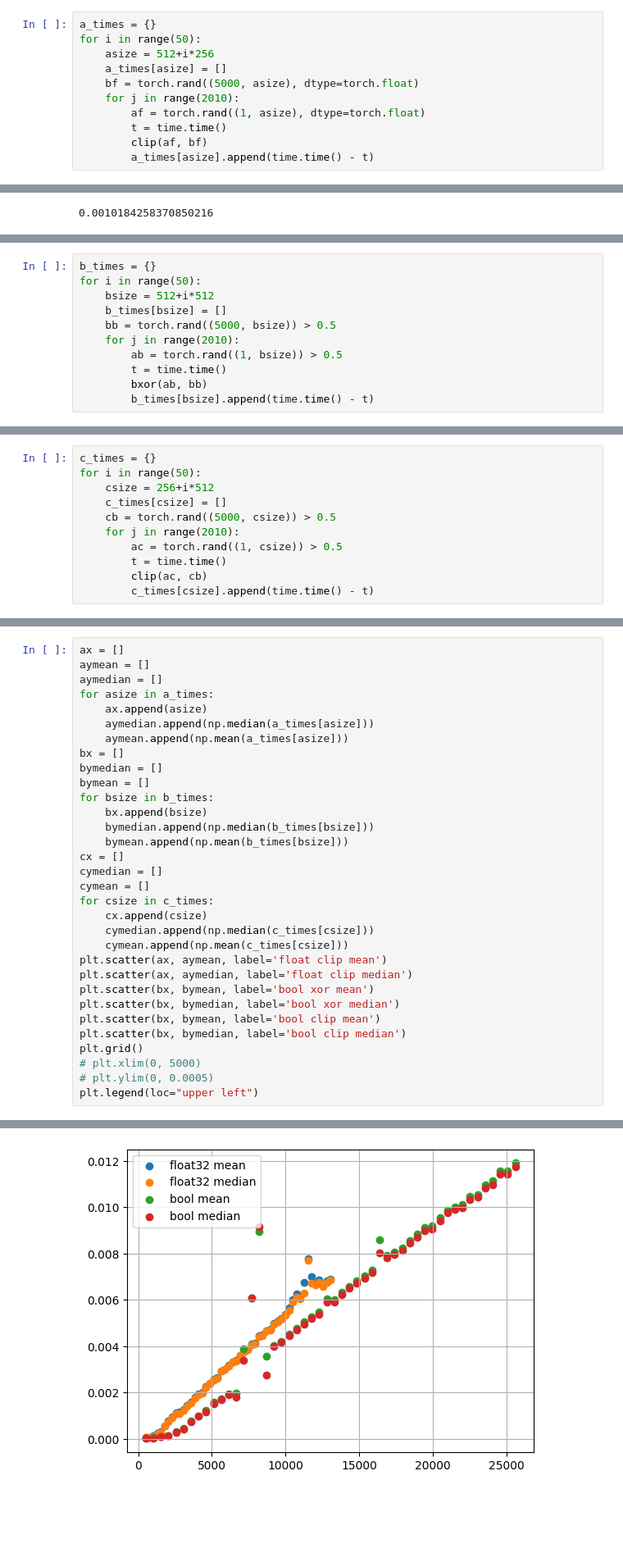
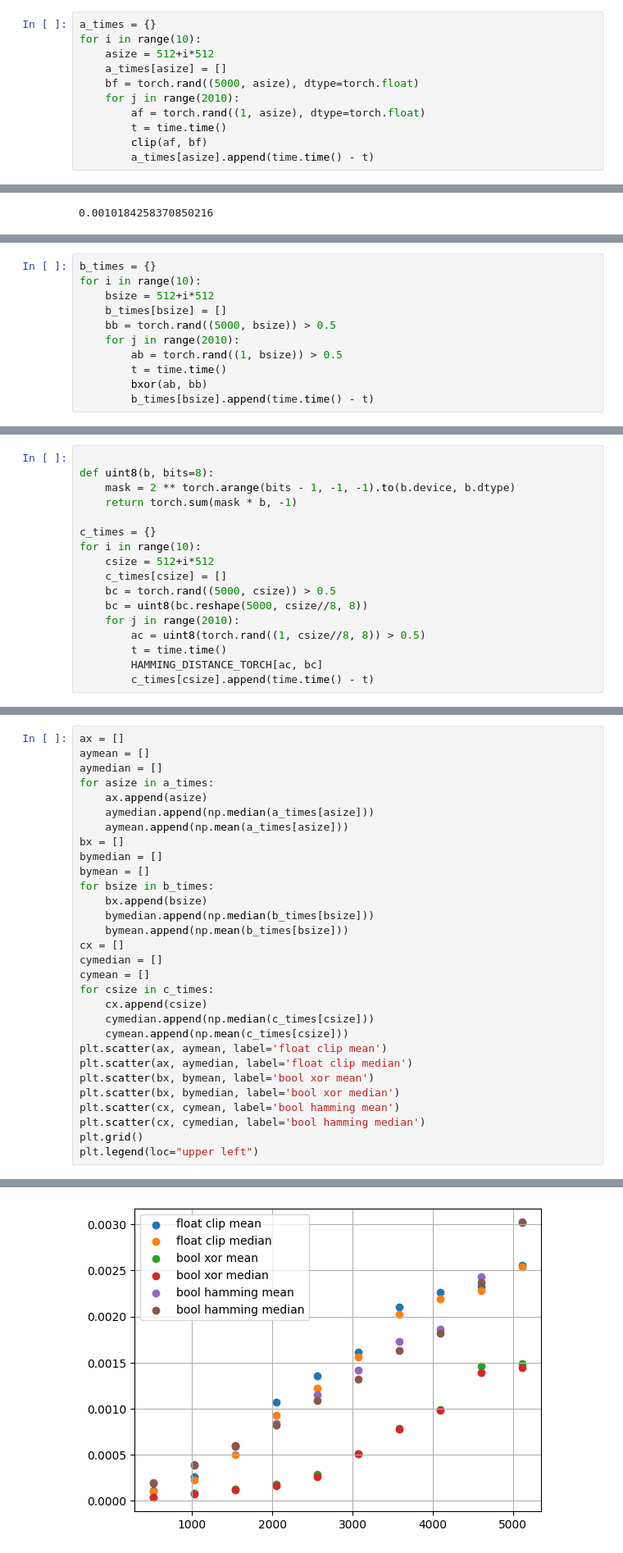
Before and after one commit to DableUTeeF/where_is_this, a Jupyter notebook: speedmeasurement.ipynb, the cells around one changed output, grey strips where cells are left out. Shown: that part at 82% size. Drawn from its saved outputs; the diff is of its cells as text; blank space fills up the shorter version.

```diff
--- a/speedmeasurement.ipynb
+++ b/speedmeasurement.ipynb
@@ -34,8 +34,8 @@ def numpy_nonzero(a, b):
 # same samples varies in size
 # %%
 a_times = {}
-for i in range(50):
-    asize = 512+i*256
+for i in range(10):
+    asize = 512+i*512
     a_times[asize] = []
     bf = torch.rand((5000, asize), dtype=torch.float)
     for j in range(2010):
@@ -59,6 +59,6 @@ for asize in a_times:
 # %%
 b_times = {}
-for i in range(50):
+for i in range(10):
     bsize = 512+i*512
     b_times[bsize] = []
     bb = torch.rand((5000, bsize)) > 0.5
@@ -75,11 +75,17 @@ for bsize in b_times:
 # %%
+
+def uint8(b, bits=8):
+    mask = 2 ** torch.arange(bits - 1, -1, -1).to(b.device, b.dtype)
+    return torch.sum(mask * b, -1)
+
 c_times = {}
-for i in range(50):
-    csize = 256+i*512
+for i in range(10):
+    csize = 512+i*512
     c_times[csize] = []
-    cb = torch.rand((5000, csize)) > 0.5
+    bc = torch.rand((5000, csize)) > 0.5
+    bc = uint8(bc.reshape(5000, csize//8, 8))
     for j in range(2010):
-        ac = torch.rand((1, csize)) > 0.5
+        ac = uint8(torch.rand((1, csize//8, 8)) > 0.5)
         t = time.time()
-        clip(ac, cb)
+        HAMMING_DISTANCE_TORCH[ac, bc]
         c_times[csize].append(time.time() - t)
@@ -91,35 +101,33 @@ for csize in c_times:
 # %%
 ax = []
 aymean = []
 aymedian = []
 for asize in a_times:
     ax.append(asize)
     aymedian.append(np.median(a_times[asize]))
     aymean.append(np.mean(a_times[asize]))
 bx = []
 bymedian = []
 bymean = []
 for bsize in b_times:
     bx.append(bsize)
     bymedian.append(np.median(b_times[bsize]))
     bymean.append(np.mean(b_times[bsize]))
 cx = []
 cymedian = []
 cymean = []
 for csize in c_times:
     cx.append(csize)
     cymedian.append(np.median(c_times[csize]))
     cymean.append(np.mean(c_times[csize]))
 plt.scatter(ax, aymean, label='float clip mean')
 plt.scatter(ax, aymedian, label='float clip median')
 plt.scatter(bx, bymean, label='bool xor mean')
 plt.scatter(bx, bymedian, label='bool xor median')
-plt.scatter(bx, bymean, label='bool clip mean')
-plt.scatter(bx, bymedian, label='bool clip median')
+plt.scatter(cx, cymean, label='bool hamming mean')
+plt.scatter(cx, cymedian, label='bool hamming median')
 plt.grid()
-# plt.xlim(0, 5000)
-# plt.ylim(0, 0.0005)
 plt.legend(loc="upper left")
 # %% [output]
 <matplotlib.legend.Legend at 0x...>
-[figure, old version]
+[figure, new version]
```
Also changed, not shown: parts of 17 cells of this notebook, 1 other file.
